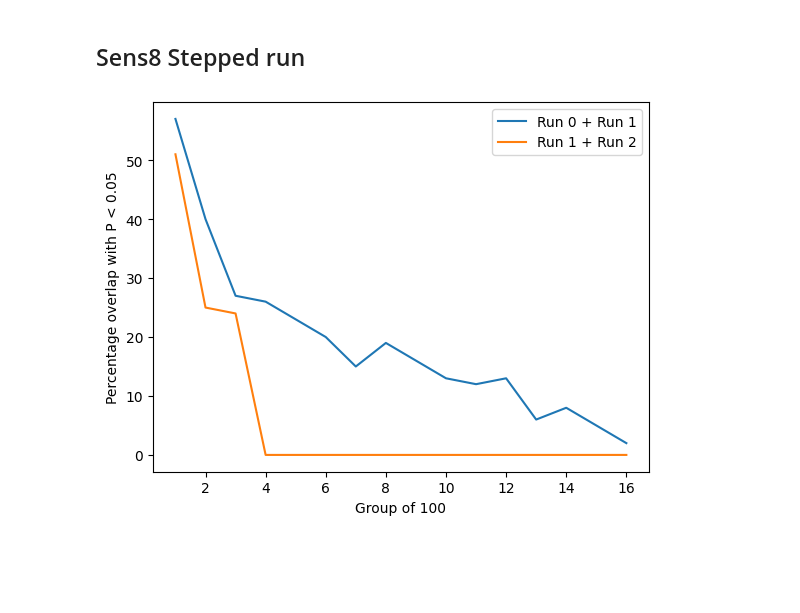
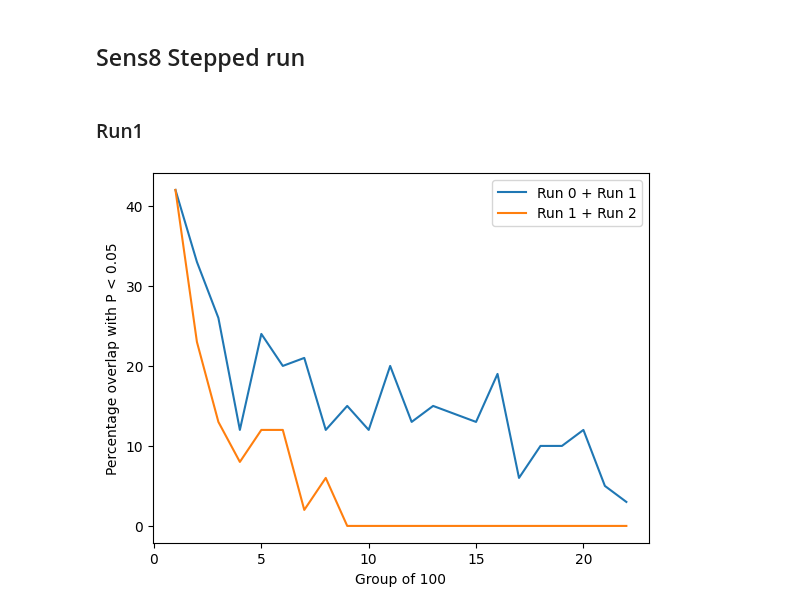
Before and after one commit to titoghose/GWANN, a Jupyter notebook: Code_AD/sensitivity_plots.ipynb, the cells around one changed output. Saved outputs shown, nothing was run; the diff lists cells and outputs as text; code cells hidden in the pictures; blank space fills up the shorter version.

```diff
--- a/Code_AD/sensitivity_plots.ipynb
+++ b/Code_AD/sensitivity_plots.ipynb
@@ -795,6 +796,8 @@ plt.close()
 plt.close()
 # %% [markdown]
 ## Sens8 Stepped run
+# %% [markdown]
+### Run1
 # %%
 grp_sizes = [10]
 tseeds = [0, 712, 163]
@@ -808,27 +811,31 @@ for gs in grp_sizes:
     for tseed, rseed in zip(tseeds, rseeds):
         exp_name = f'Sens8_{tseed}{rseed}_GS{gs}_{version}'
         exp_folder = f'./results_{exp_name}'
-        summ_df = pd.read_csv(f'{exp_folder}/FH_AD_{metric}_{exp_name}_gene_summary.csv')
+        summ_df = pd.read_csv(f'{exp_folder}/FH_AD_{metric}_{exp_name}_summary.csv')
         summ_df[f'GS{gs}_{tseed}{rseed}_P'] = summ_df['P'].values
         summ_df = summ_df[['Gene', f'GS{gs}_{tseed}{rseed}_P']]
         if comb_df is None:
-            comb_df = summ_df.loc[summ_df[f'GS{gs}_{tseed}{rseed}_P'] < 0.05]
+            comb_df = summ_df.loc[(summ_df[f'GS{gs}_{tseed}{rseed}_P'] < 0.05) |
+                                  (summ_df['Gene'].isin(['BIN1_0', 'BIN1_1', 'BIN1_2', 'BIN1_3', 'BIN1_4', 'BIN1_5']))]
+
         else:
             comb_df = pd.merge(comb_df, summ_df, left_on='Gene', right_on='Gene',
                                how='outer')
 comb_df.set_index('Gene', inplace=True)
 # %%
 for i in range(comb_df.shape[1]-1):
-    tdf = comb_df.iloc[:, i:i+2].copy()
-    tdf = tdf.sort_values(tdf.columns[0])
+    tdf = comb_df.iloc[:, :i+2].copy()
+    tdf['agg_P'] = tdf.apply(lambda x: 10**np.mean(np.log10(x.values[:-1])), axis=1).values
+    tdf = tdf[['agg_P', tdf.columns[-2]]]
+    tdf = tdf.sort_values('agg_P')
     tdf = tdf < 0.05
     overlap = np.all(tdf.values, axis=1)
     overlap = np.array_split(overlap, np.arange(100, len(overlap), 100))
     overlap = np.array([np.count_nonzero(o) for o in overlap])
     sns.lineplot(x=np.arange(len(overlap))+1, y=overlap, label=f'Run {i} + Run {i+1}')
 ax = plt.gca()
 ax.set_xlabel('Group of 100')
 ax.set_ylabel('Percentage overlap with P < 0.05')
 plt.show()
 # %% [output]
-[figure, old version]
+[figure, new version]
```
Also changed, not shown: parts of 16 cells of this notebook, 6 other files.
